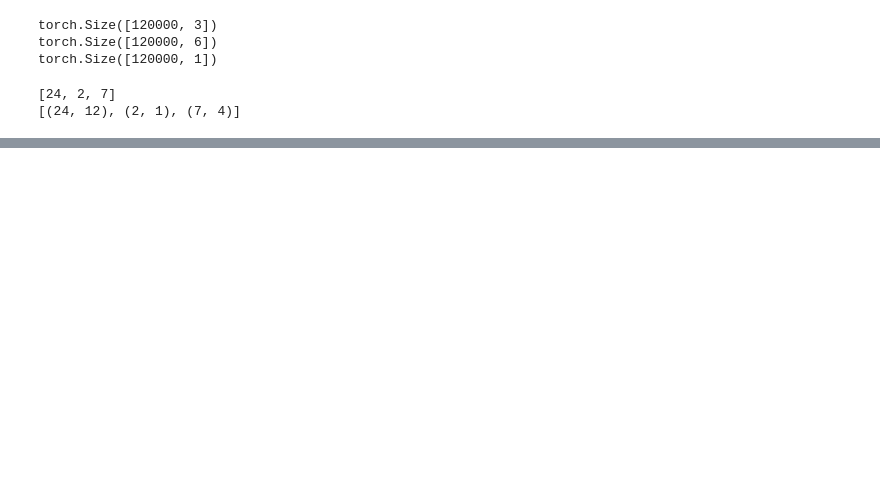
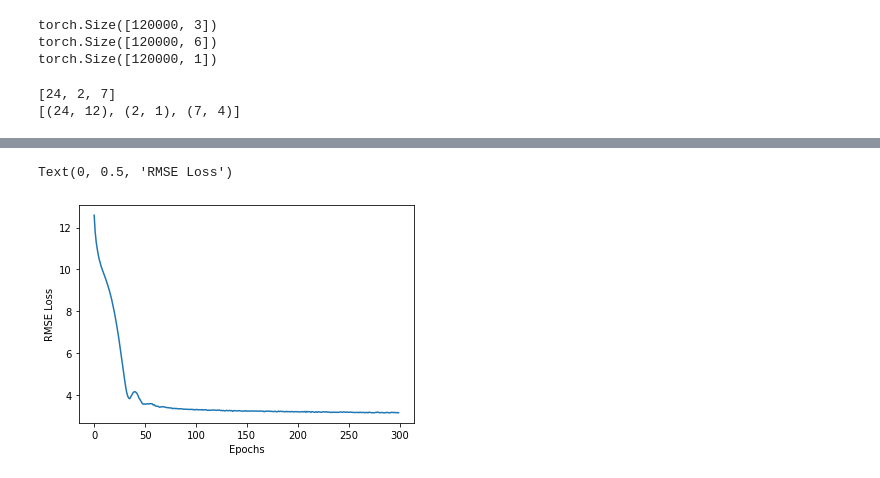
Before and after one commit to sachithdickwella/pytorch-tute, a Jupyter notebook: src/ann/nn/full_nn_with_regression.ipynb, the cells around one changed output, grey strips where cells are left out. Saved outputs shown, nothing was run; the diff lists cells and outputs as text; code cells hidden in the pictures; blank space fills up the shorter version.

```diff
--- a/src/ann/nn/full_nn_with_regression.ipynb
+++ b/src/ann/nn/full_nn_with_regression.ipynb
@@ -368,0 +387,7 @@ print("""
+# %%
+# FORWARD METHOD (cats)
+embeddings = []
+for i, e in enumerate(self_embeds):
+    embeddings.append(e(cats_part[:, i]))
+
+print(embeddings)
@@ -368,0 +498,8 @@ print("""
+# %%
+torch.manual_seed(33)
+
+# embed_size = [(size, min(50, (size + 1) // 2)) for size in [len(df[col].cat.categories) for col in categorical_cols]]
+print(embedding_szs)
+
+model = TabularModel(embedding_szs, cont.shape[1], 1, [200, 100], p=0.4)
+print(model)
@@ -368,0 +553,25 @@ print("""
+# %%
+start_time = time.time()
+
+epochs = 300
+losses = []
+
+for i in range(epochs):
+
+    y_pred = model.forward(cat_train, cont_train)
+    # Calculate Root Mean Square Error hence dealing with price units, otherwise loss values
+    # (in this case 'fare_amount') would be squared.
+    loss = torch.sqrt(criterion(y_pred, y_train))  # Hence the dealing with prices.
+
+    losses.append(loss)
+
+    if i % 10 == 1: # Print the very first one as well.
+        print(f'\repoch {i} -> loss: {loss}')
+
+    # Back propagate.
+    optimizer.zero_grad()
+    loss.backward()
+    optimizer.step()
+
+duration = time.time() - start_time # In seconds.
+print(f'Training took {duration / 60} minutes')
@@ -368,0 +598,7 @@ print("""
+# %%
+plt.plot(range(epochs), losses)
+plt.xlabel('Epochs')
+plt.ylabel('RMSE Loss')
+# %% [output]
+Text(0, 0.5, 'RMSE Loss')
+[figure, added]
```
Also changed, not shown: parts of 16 cells of this notebook, 3 other files.
